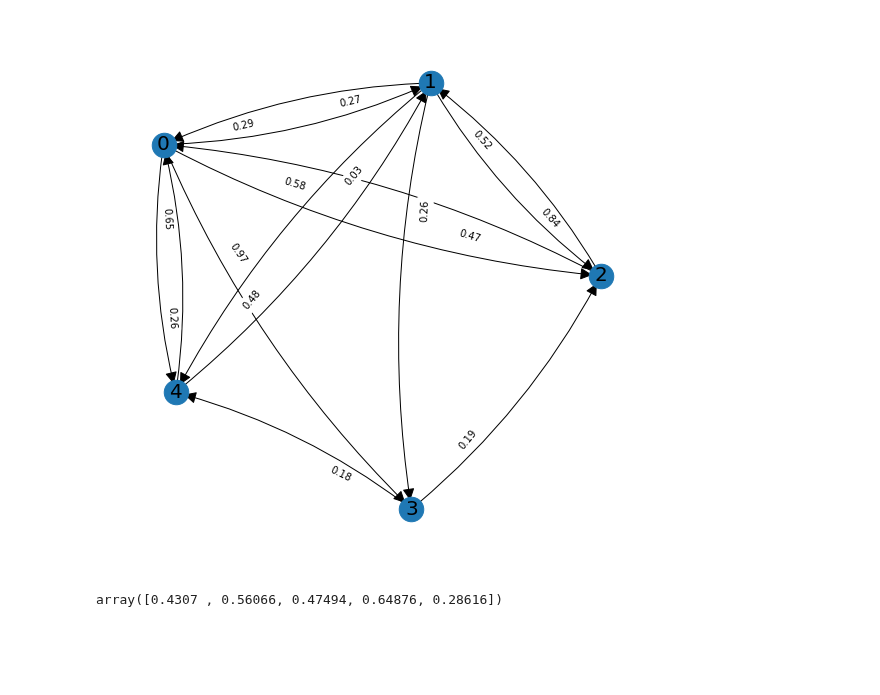
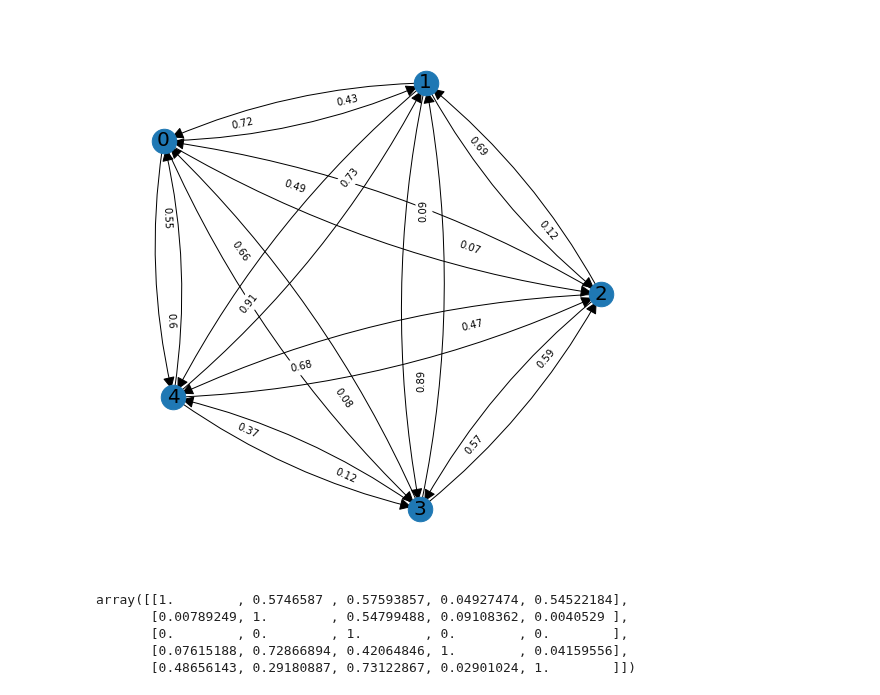
Before and after one commit to FPuoti255/OLA_project, a Jupyter notebook: src/trial_notebook.ipynb, the cells around one changed output. Saved outputs shown, nothing was run; the diff lists cells and outputs as text; code cells hidden in the pictures; blank space fills up the shorter version.

```diff
--- a/src/trial_notebook.ipynb
+++ b/src/trial_notebook.ipynb
@@ -46,38 +46,42 @@ def generate_observation_probabilities(click_probabilities):
         else:
             continue
 
     return obs_prob
 
 def generate_prices (product_range : int, users_range : int):
     '''
     users_range is greater than product_range since we want to increase a little the probability
     that a user will buy a given product
     '''
     return np.round(np.random.random(size = NUM_OF_PRODUCTS) * product_range , 2), np.round(np.random.random(size = NUM_OF_PRODUCTS) * users_range , 2)
 
 if __name__ == '__main__' :
 
     # click_probabilities == edge weights in our case
-    click_probabilities = generate_click_probabilities(fully_connected=False)
+    click_probabilities = generate_click_probabilities(fully_connected=True)
     observations_probabilities = generate_observation_probabilities(click_probabilities=click_probabilities)
 
     concentration_params = [100] + [70] * NUM_OF_PRODUCTS
     alpha_users = np.random.dirichlet( alpha= concentration_params, size = 1)
 
 
     product_prices, users_reservation_prices = generate_prices(product_range=70, users_range=100)
 
     env = Environment(users_reservation_prices = users_reservation_prices,
                       product_prices = product_prices,
                       click_probabilities = click_probabilities,
                       observations_probabilities = observations_probabilities)
 
     Network.print_graph(G=env.network.G)
 # %% [output]
-[figure, old version]
+[figure, new version]
 # %%
 mont_samp = env.montecarlo_sampling()
 # %%
 mont_samp
 # %% [output]
-array([0.4307 , 0.56066, 0.47494, 0.64876, 0.28616])
+array([[1.        , 0.5746587 , 0.57593857, 0.04927474, 0.54522184],
+       [0.00789249, 1.        , 0.54799488, 0.09108362, 0.0040529 ],
+       [0.        , 0.        , 1.        , 0.        , 0.        ],
+       [0.07615188, 0.72866894, 0.42064846, 1.        , 0.04159556],
+       [0.48656143, 0.29180887, 0.73122867, 0.02901024, 1.        ]])
```
Also changed, not shown: parts of 1 cell of this notebook, 4 other files.
